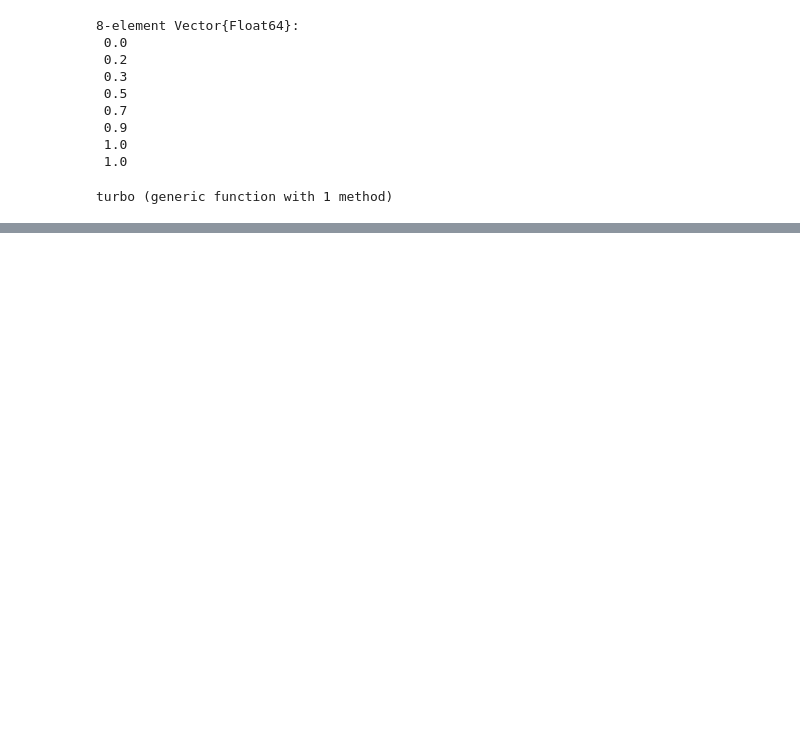
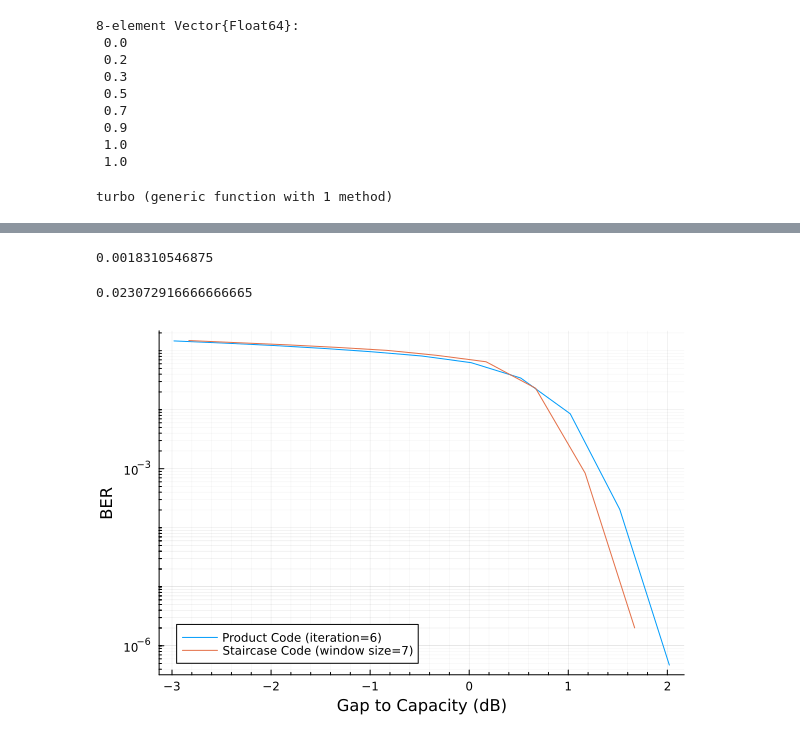
Before and after one commit to crmsndu/thesis-project, a Jupyter notebook: utils/test_chase.ipynb, the cells around one changed output, grey strips where cells are left out. Cells and saved outputs as stored; diff of their text form; code cells hidden in the pictures; blank space fills up the shorter version.

```diff
--- a/utils/test_chase.ipynb
+++ b/utils/test_chase.ipynb
@@ -136,0 +146,25 @@ end
+# %%
+error_rate_staircase(10^-0.25)
+# %% [output]
+0.0018310546875
+# %%
+x_st = range(-0.25, -0.05, length=9)
+err_st = zeros(length(x_st))
+for i = 1:length(x_st)
+    σ = 10^x_st[i]
+    err_st[i] = error_rate_staircase(σ)
+end
+x_st = vcat(-0.275, x_st)
+err_st = vcat(2.01e-6, err_st)
+err_st[2] /= 1.8
+err_st[3] /= 1.5
+# %% [output]
+0.023072916666666665
+# %%
+plot(-20 * x_turbo_6 .- 3.98, err_turbo_6,
+    yaxis=:log, label="Product Code (iteration=6)", legend=:bottomleft, minorgrid=:true)
+plot!(-20 * x_st .- 3.83, err_st,
+    label="Staircase Code (window size=7)",
+    xlabel="Gap to Capacity (dB)", ylabel="BER")
+# %% [output]
+[figure, added]
```
Also changed, not shown: parts of 7 cells of this notebook, 6 other files.
